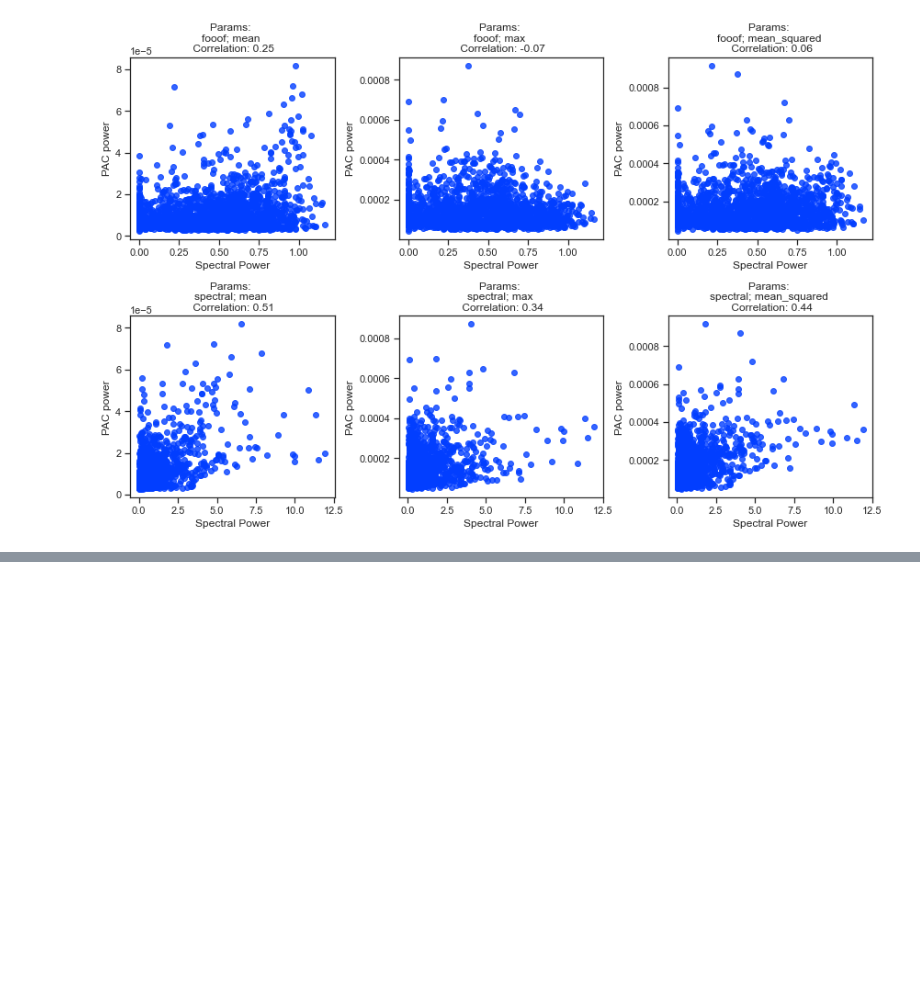
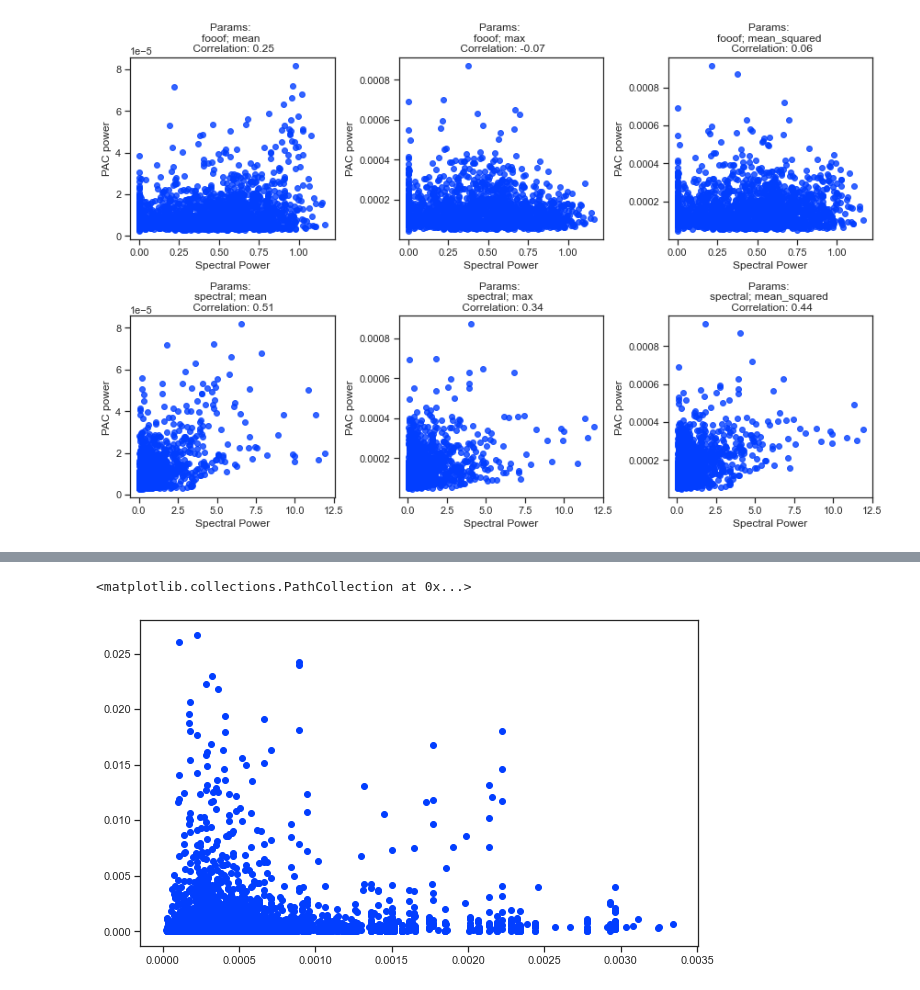
Before and after one commit to atimcenko/pac, a Jupyter notebook: dev_beta_pac_corr.ipynb, the cells around one changed output, grey strips where cells are left out. Saved outputs shown, nothing was run; the diff lists cells and outputs as text; code cells hidden in the pictures; blank space fills up the shorter version.

```diff
--- a/dev_beta_pac_corr.ipynb
+++ b/dev_beta_pac_corr.ipynb
@@ -508,0 +804,7 @@ plt.show()
+# %%
+plt.scatter(total_hfo_powers, total_pac_powers)
+plt.xlabel("HFO (160 - 500 Hz) peak maximal value (PSD)")
+plt.ylabel("PAC matrix norm")
+# %% [output]
+<matplotlib.collections.PathCollection at 0x...>
+[figure, added]
```
Also changed, not shown: parts of 65 cells of this notebook, 1 other file.
